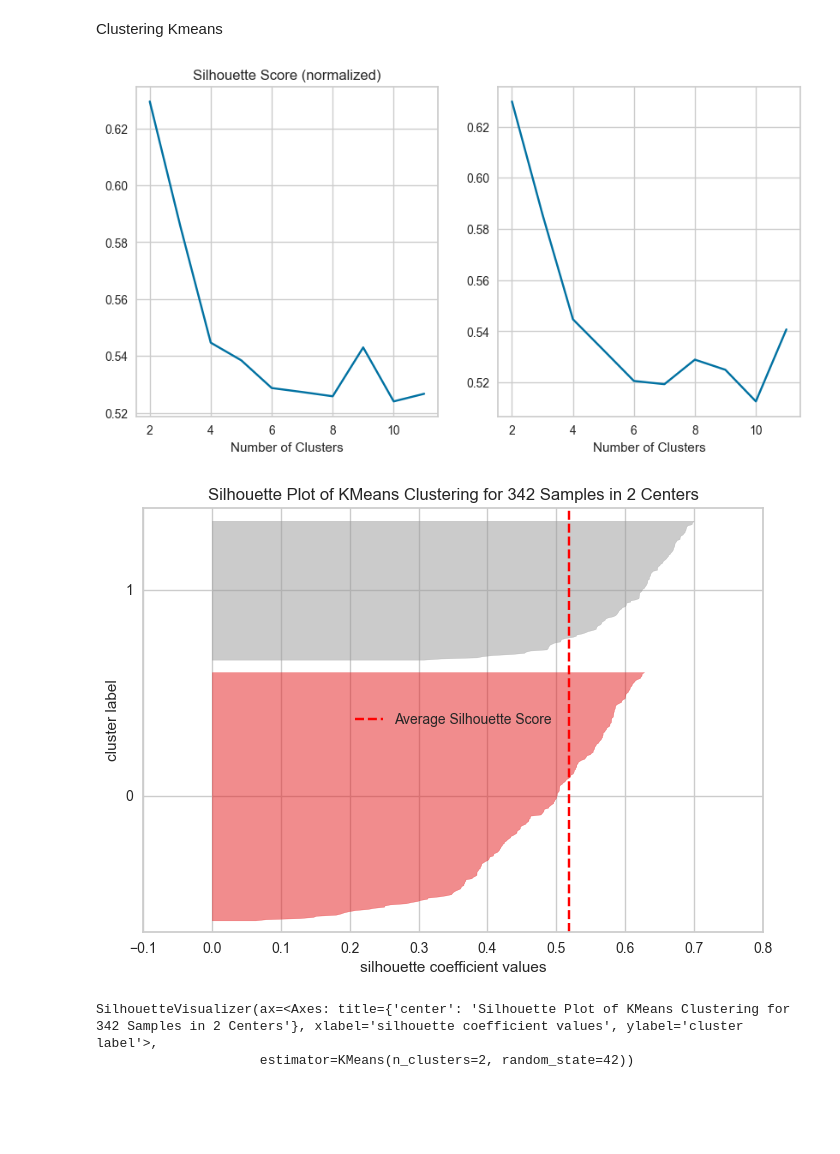
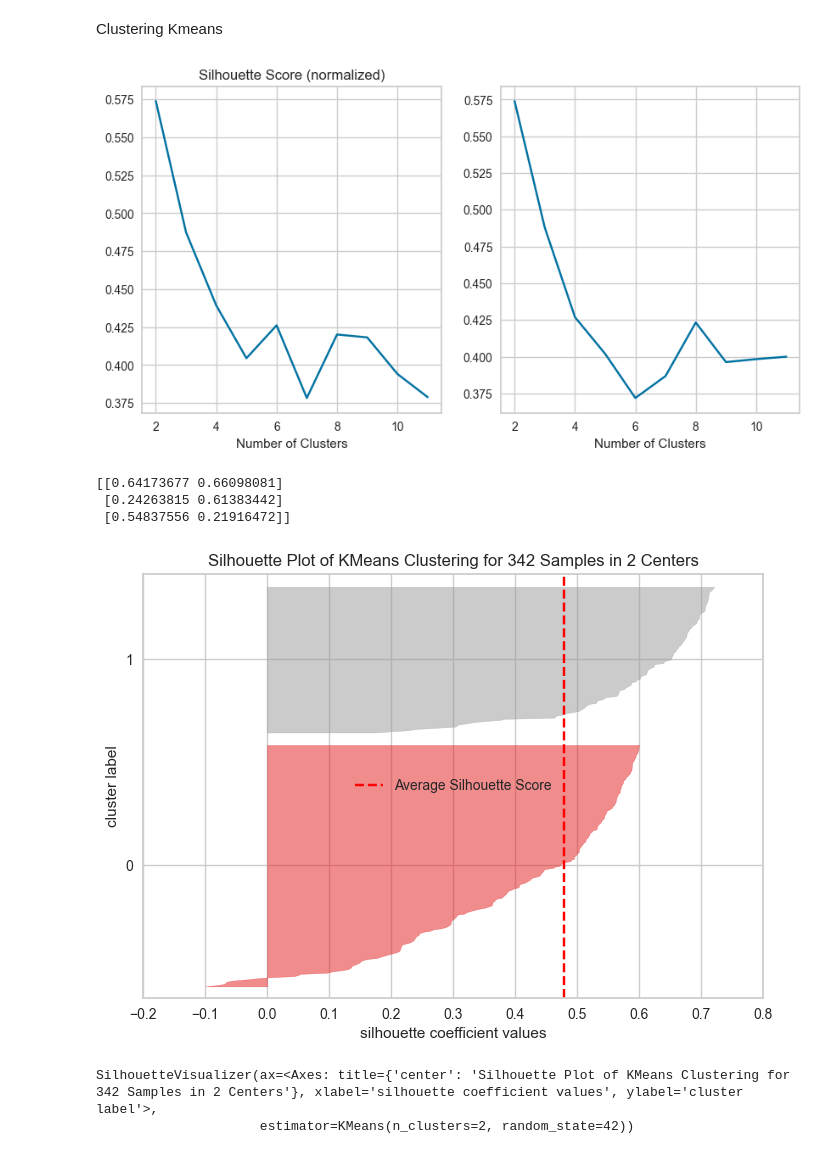
Before and after one commit to Gabs19/IC-Clustering, a Jupyter notebook: clustering_jupyter.ipynb, the cells around one changed output. Cells and saved outputs as stored; diff of their text form; code cells hidden in the pictures; blank space fills up the shorter version.

Commit message:
minor fix: fixing some words used in print kmens centers

```diff
--- a/clustering_jupyter.ipynb
+++ b/clustering_jupyter.ipynb
@@ -127,24 +127,24 @@ sns.pairplot(df, hue = 'island')
 Clustering Kmeans
 # %%
 from sklearn.metrics import silhouette_score, silhouette_samples
-df = df.loc[:, ['culmen_length_mm', 'culmen_depth_mm', 'body_mass_g']]
+df_kmeans = df.loc[:, ['culmen_length_mm', 'culmen_depth_mm']]
 sil = [] #silhoeute
 
 np.any(np.isnan(df))
 # np.all(np.isfinite(df))
 #
-df.dropna(inplace=True)
+df_kmeans.dropna(inplace=True)
 
 for i in range(2, 12):
     km = KMeans(n_clusters=i)
-    km = km.fit(df)
-    sil.append(silhouette_score(df, km.labels_))
+    km = km.fit(df_kmeans)
+    sil.append(silhouette_score(df_kmeans, km.labels_))
 
 silNorm = []
 for i in range(2, 12):
     km = KMeans(n_clusters=i)
-    km = km.fit(df)
-    silNorm.append(silhouette_score(df, km.labels_))
+    km = km.fit(df_kmeans)
+    silNorm.append(silhouette_score(df_kmeans, km.labels_))
 
 fig, [ax1, ax2] = plt.subplots(1, 2, figsize=(10, 5))
 ax1.plot(range(2,12), sil)
@@ -157,16 +157,19 @@ ax2.set_xlabel('Number of Clusters')
 
 plt.show()
 # %% [output]
-[figure, old version]
+[figure, new version]
 # %%
-x = df.values
+x = df_kmeans.values
 scaler = MinMaxScaler()
 x = scaler.fit_transform(x)
-kmeans = KMeans(n_clusters=2)
+kmeans = KMeans(n_clusters=3)
 kmeans.fit(x)
-#print(kmeans.cluster_center_)
+print(kmeans.cluster_centers_)
 silhouette_visualizer(KMeans(2, random_state=42), x)
 # %% [output]
+[[0.64173677 0.66098081]
+ [0.24263815 0.61383442]
+ [0.54837556 0.21916472]]
-[figure, old version]
+[figure, new version]
-SilhouetteVisualizer(ax=<Axes: title={'center': 'Silhouette Plot of KMeans Clustering for 342 Samples in 2 Centers'}, xlabel='silhouette coefficient values', ylabel='cluster label'>,
-                     estimator=KMeans(n_clusters=2, random_state=42))
+SilhouetteVisualizer(ax=<Axes: title={'center': 'Silhouette Plot of KMeans Clustering for 342 Samples in 2 Centers'}, xlabel='silhouette coefficient values', ylabel='cluster label'>,
+                     estimator=KMeans(n_clusters=2, random_state=42))
```
